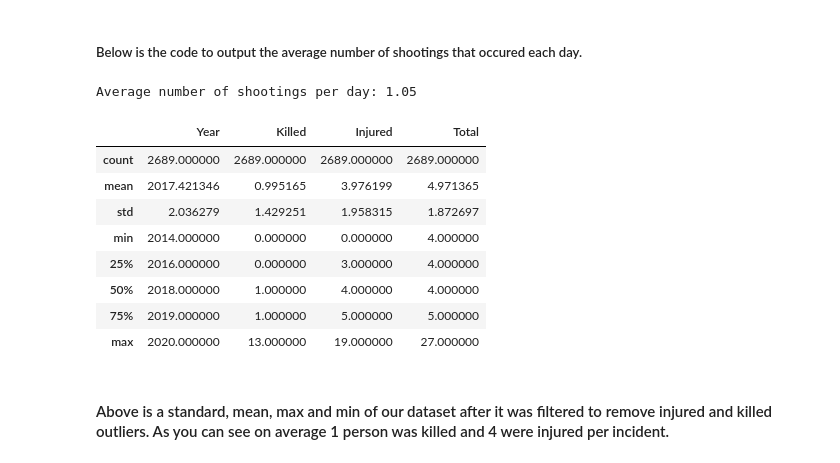
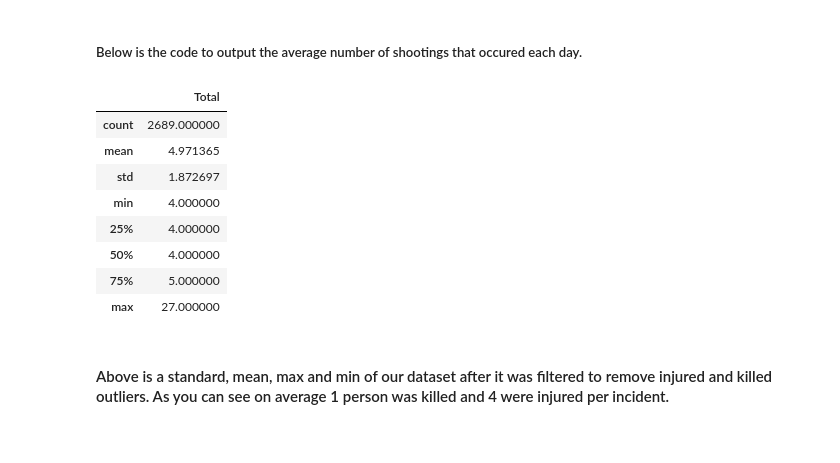
Before and after one commit to ubco-W2022T1-cosc301/project-group39, a Jupyter notebook: notebooks/analysis1.ipynb, the cells around one changed output. Cells and saved outputs as stored; diff of their text form; code cells hidden in the pictures.

```diff
--- a/notebooks/analysis1.ipynb
+++ b/notebooks/analysis1.ipynb
@@ -2,0 +73,5 @@
+# %%
+# The below code just filters out most extreme instances
+df = df[df['killed'] < 35]
+df = df[df['injured'] < 35]
+df['injured'].plot(kind='hist', bins=15, figsize=(11,6), facecolor='blue',edgecolor='black',title = "Frequency of injured per incident")
@@ -2,0 +102,13 @@
+# %%
+# Filter out the uneeded columns
+df_cleaned = df.copy().drop(['incident_id','address'], axis=1)
+df_cleaned = df_cleaned.dropna(axis=0)
+
+# Renames our columns to look more freindly and useable
+df_cleaned = df_cleaned.rename(columns={"city_or_county":"City/County","state":"State","killed":"Killed","injured":"Injured"})
+
+# Filters out any extreme casualties or injuries in shootings
+df_cleaned = df_cleaned[df_cleaned['Killed'] < 15]
+df_cleaned = df_cleaned[df_cleaned['Injured'] < 20]
+
+print(df_cleaned.head())
@@ -91,25 +175,21 @@ df_month.plot(kind = 'bar', title = 'Number of Incidents per Month', facecolor =
 [figure]
 # %% [markdown]
 ##### Below is the code to output the average number of shootings that occured each day.
-# %%
-a = len(df_cleaned)
-b = 365*7
-# Size of our data, or number of columns
-# Divided by the number days from the start to the end of our data
-print("Average number of shootings per day:",round(a/b,2))
-# %% [output]
-Average number of shootings per day: 1.05
 # %%
-df_cleaned.describe().apply(lambda s: s.apply(lambda x: format(x, 'f')))
+df_total = df_cleaned.copy()
+df_total = df_total.drop('Year', axis=1)
+df_total = df_total.drop('Killed', axis=1)
+df_total = df_total.drop('Injured', axis=1)
+df_total.describe().apply(lambda s: s.apply(lambda x: format(x, 'f')))
 # %% [output]
-|  | Year | Killed | Injured | Total |
-| count | 2689.000000 | 2689.000000 | 2689.000000 | 2689.000000 |
-| mean | 2017.421346 | 0.995165 | 3.976199 | 4.971365 |
-| std | 2.036279 | 1.429251 | 1.958315 | 1.872697 |
-| min | 2014.000000 | 0.000000 | 0.000000 | 4.000000 |
-| 25% | 2016.000000 | 0.000000 | 3.000000 | 4.000000 |
-| 50% | 2018.000000 | 1.000000 | 4.000000 | 4.000000 |
-| 75% | 2019.000000 | 1.000000 | 5.000000 | 5.000000 |
-| max | 2020.000000 | 13.000000 | 19.000000 | 27.000000 |
+|  | Total |
+| count | 2689.000000 |
+| mean | 4.971365 |
+| std | 1.872697 |
+| min | 4.000000 |
+| 25% | 4.000000 |
+| 50% | 4.000000 |
+| 75% | 5.000000 |
+| max | 27.000000 |
 # %% [markdown]
 #### Above is a standard, mean, max and min of our dataset after it was filtered to remove injured and killed outliers. As you can see on average 1 person was killed and 4 were injured per incident.
```
Also changed, not shown: parts of 33 cells of this notebook.
